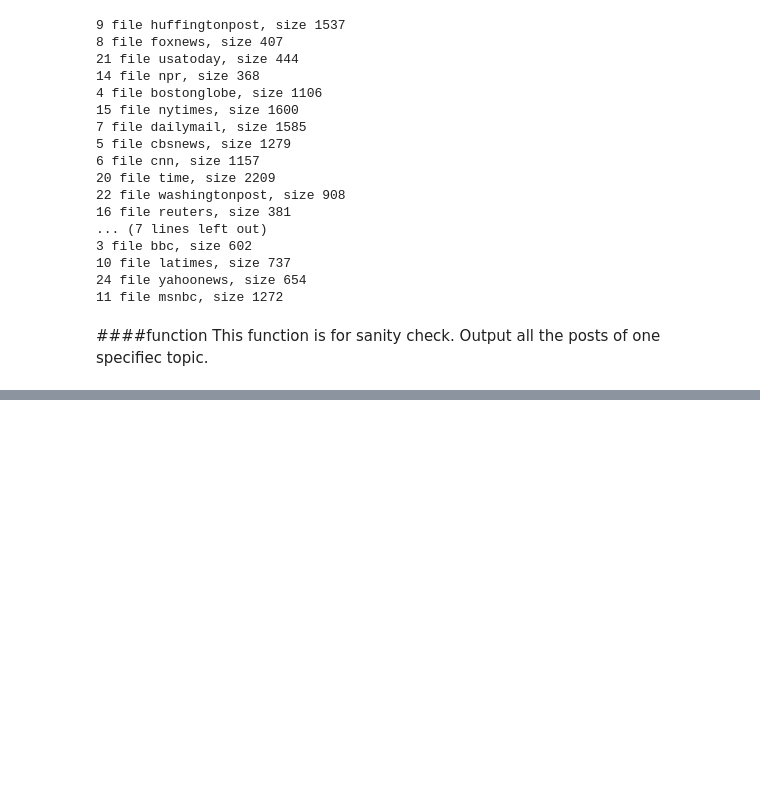
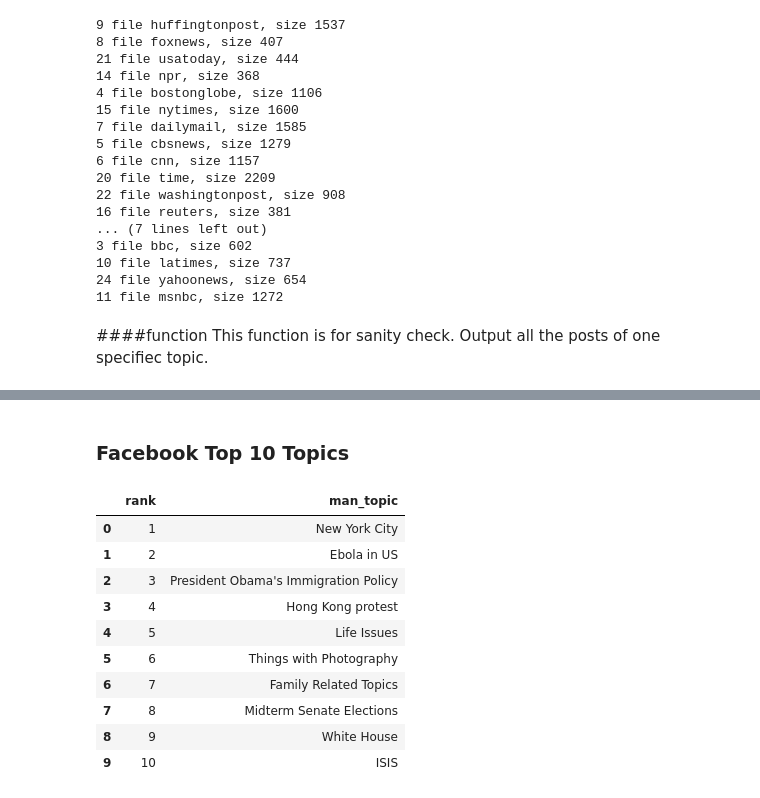
Before and after one commit to micahlanier/social-news, a Jupyter notebook: book/6_TopicModeling.ipynb, the cells around one changed output, grey strips where cells are left out. Saved outputs shown, nothing was run; the diff lists cells and outputs as text; code cells hidden in the pictures; blank space fills up the shorter version.

```diff
--- a/book/6_TopicModeling.ipynb
+++ b/book/6_TopicModeling.ipynb
@@ -614,0 +629,13 @@ fb_orgtopictrank = []
+# %%
+## manually interpreted topics of facebook
+fb_man_topics = { 335: 'New York City',
+                  332: 'Ebola in US',
+                  488: 'President Obama\'s Immigration Policy',
+                   99: 'Hong Kong protest',
+                  409: 'Life Issues',
+                  180: 'Things with Photography',
+                  314: 'Family Related Topics',
+                  420: 'Midterm Senate Elections',
+                   87: 'White House',
+                  143: 'ISIS',
+                  212: 'Parents with Teenage Girls'}
@@ -614,0 +670,17 @@ fb_orgtopictrank = []
+# %% [markdown]
+### Facebook Top 10 Topics
+# %%
+fb_top10_df = mantopictop(fb_top_topics, fb_man_topics)
+fb_top10_df[['rank', 'man_topic']].head(10)
+# %% [output]
+|  | rank | man_topic |
+| 0 | 1 | New York City |
+| 1 | 2 | Ebola in US |
+| 2 | 3 | President Obama's Immigration Policy |
+| 3 | 4 | Hong Kong protest |
+| 4 | 5 | Life Issues |
+| 5 | 6 | Things with Photography |
+| 6 | 7 | Family Related Topics |
+| 7 | 8 | Midterm Senate Elections |
+| 8 | 9 | White House |
+| 9 | 10 | ISIS |
```
Also changed, not shown: parts of 21 cells of this notebook.
